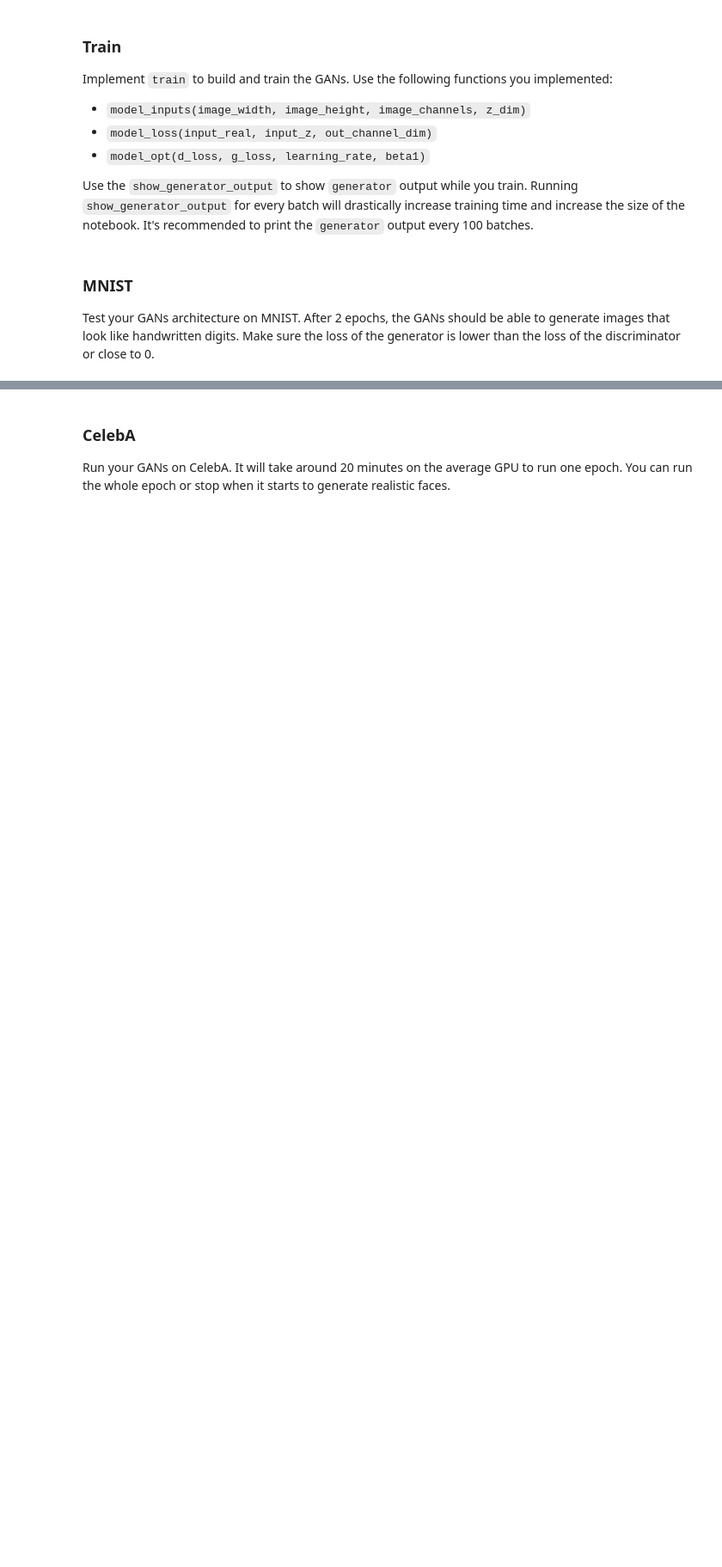
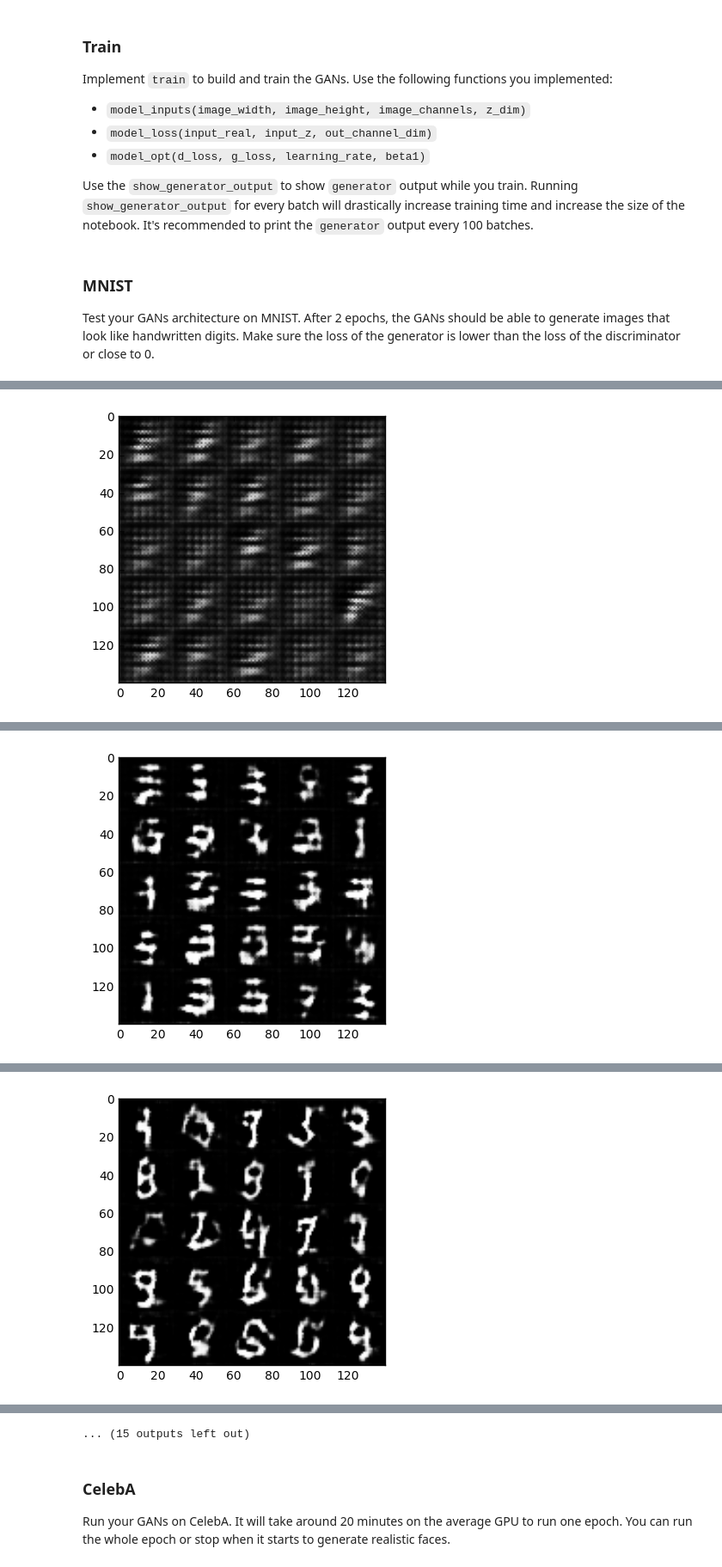
Before and after one commit to matthewzar/UdacityProject5FaceGenerator, a Jupyter notebook: dlnd_face_generation.ipynb, the cells around one changed output, grey strips where cells are left out. Shown at 86% size. Saved outputs shown, nothing was run; the diff lists cells and outputs as text; code cells hidden in the pictures; blank space fills up the shorter version.

Commit message:
Added all missing methods required to begin training. Trained successfully on mnist. Still need to train on faces, and ensure that hyperparemeter values like learning-rate are good

```diff
--- a/dlnd_face_generation.ipynb
+++ b/dlnd_face_generation.ipynb
@@ -286,30 +330,60 @@ def train(epoch_count, batch_size, z_dim, learning_rate, beta1, get_batches, dat
     :param data_shape: Shape of the data
     :param data_image_mode: The image mode to use for images ("RGB" or "L")
     """
-    # TODO: Build Model
+    _, width, height, depth = data_shape
 
+    #Get various tensors for inputs, generator, and descriminator
+    input_real, input_z, in_learning_rate = model_inputs(width, height, depth, z_dim)
+    d_loss, g_loss = model_loss(input_real, input_z, depth)
+    d_ops, g_ops = model_opt(d_loss, g_loss, learning_rate, beta1)
 
+    cnt = 0
+
+    print_every = 10
+    generate_rate = 100
+
+    saver = tf.train.Saver()
+
+    #standard training-session division - start session, iterate 'epoch' times, break into batches
     with tf.Session() as sess:
         sess.run(tf.global_variables_initializer())
         for epoch_i in range(epoch_count):
             for batch_images in get_batches(batch_size):
-                # TODO: Train Model
+                batch_images *= 2
+                cnt += 1
+
+                batch_z = np.random.uniform(-1, 1, size=(batch_size, z_dim))
+
+                sess.run(d_ops, feed_dict={ input_real: batch_images, input_z: batch_z, in_learning_rate: learning_rate })
+                sess.run(g_ops, feed_dict={ input_z: batch_z, in_learning_rate: learning_rate })
+
+                if(cnt % print_every == 0):
+                    d_loss_train = d_loss.eval({input_z: batch_z, input_real: batch_images})
+                    g_loss_train = g_loss.eval({input_z: batch_z})
+
+                    print("Epoch {0}/{1} - ".format(epoch_i+1, epoch_count),
+                         "Discriminator Loss: {:.4f} - ".format(d_loss_train),
+                         "Generator Loss: {:.4f}".format(g_loss_train))
+
+                if(cnt % generate_rate == 0):
+                    show_generator_output(sess, 25, input_z, depth, data_image_mode)
 # %% [markdown]
 ### MNIST
 Test your GANs architecture on MNIST.  After 2 epochs, the GANs should be able to generate images that look like handwritten digits.  Make sure the loss of the generator is lower than the loss of the discriminator or close to 0.
 # %%
-batch_size = None
-z_dim = None
-learning_rate = None
-beta1 = None
+batch_size = 64
+z_dim = 128
+learning_rate = 0.001
+beta1 = 0.5
 
 
 """
 DON'T MODIFY ANYTHING IN THIS CELL THAT IS BELOW THIS LINE
 """
-epochs = 2
+epochs = 3
 
 mnist_dataset = helper.Dataset('mnist', glob(os.path.join(data_dir, 'mnist/*.jpg')))
 with tf.Graph().as_default():
     train(epochs, batch_size, z_dim, learning_rate, beta1, mnist_dataset.get_batches,
           mnist_dataset.shape, mnist_dataset.image_mode)
+# %% [output]
@@ -315,0 +400 @@ with tf.Graph().as_default():
+[figure, added]
@@ -315,0 +411 @@ with tf.Graph().as_default():
+[figure, added]
@@ -315,0 +422 @@ with tf.Graph().as_default():
+[figure, added]
@@ -316,3 +456,4 @@ with tf.Graph().as_default():
+... (15 outputs left out)
 # %% [markdown]
 ### CelebA
 Run your GANs on CelebA.  It will take around 20 minutes on the average GPU to run one epoch.  You can run the whole epoch or stop when it starts to generate realistic faces.
```
Also changed, not shown: parts of 8 cells of this notebook.
